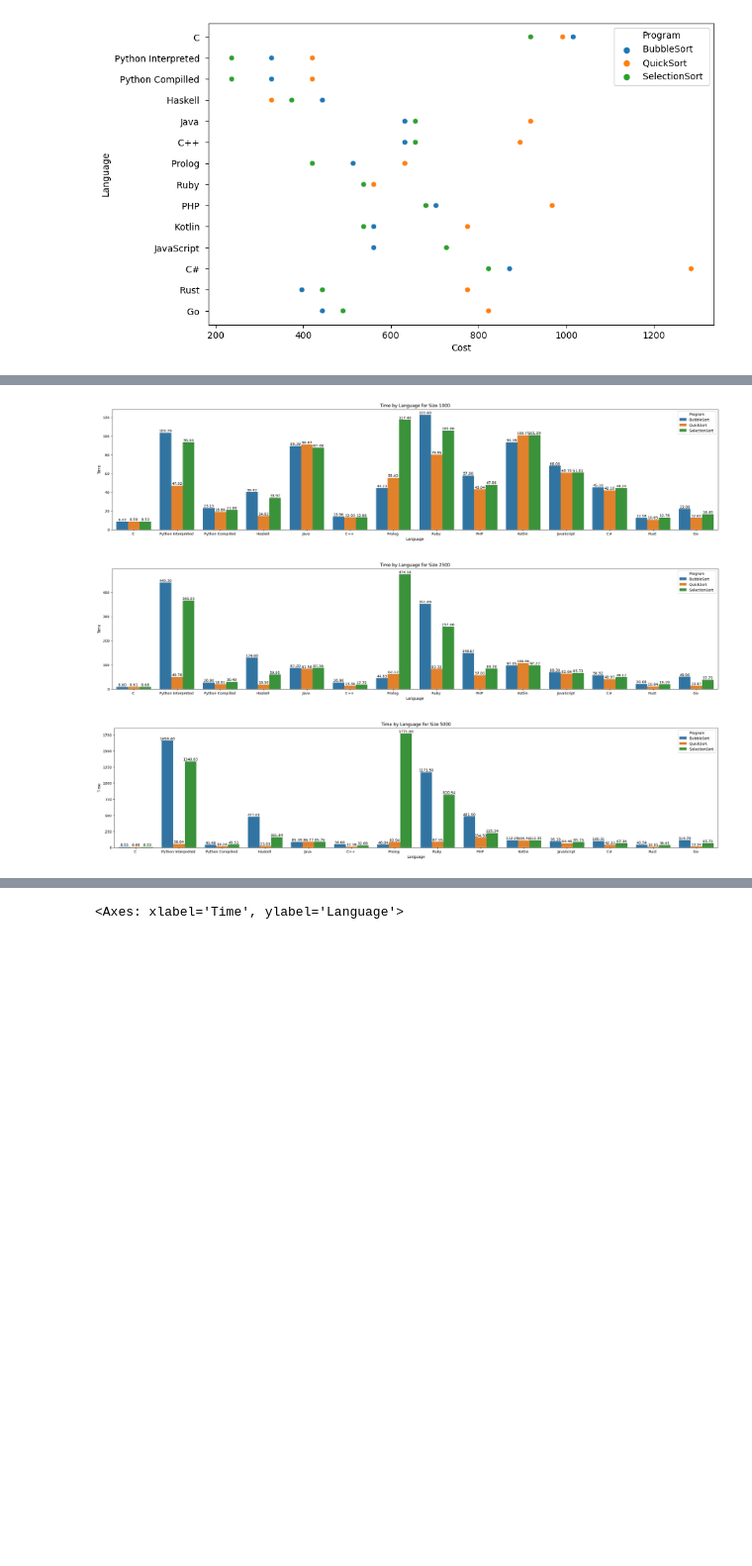
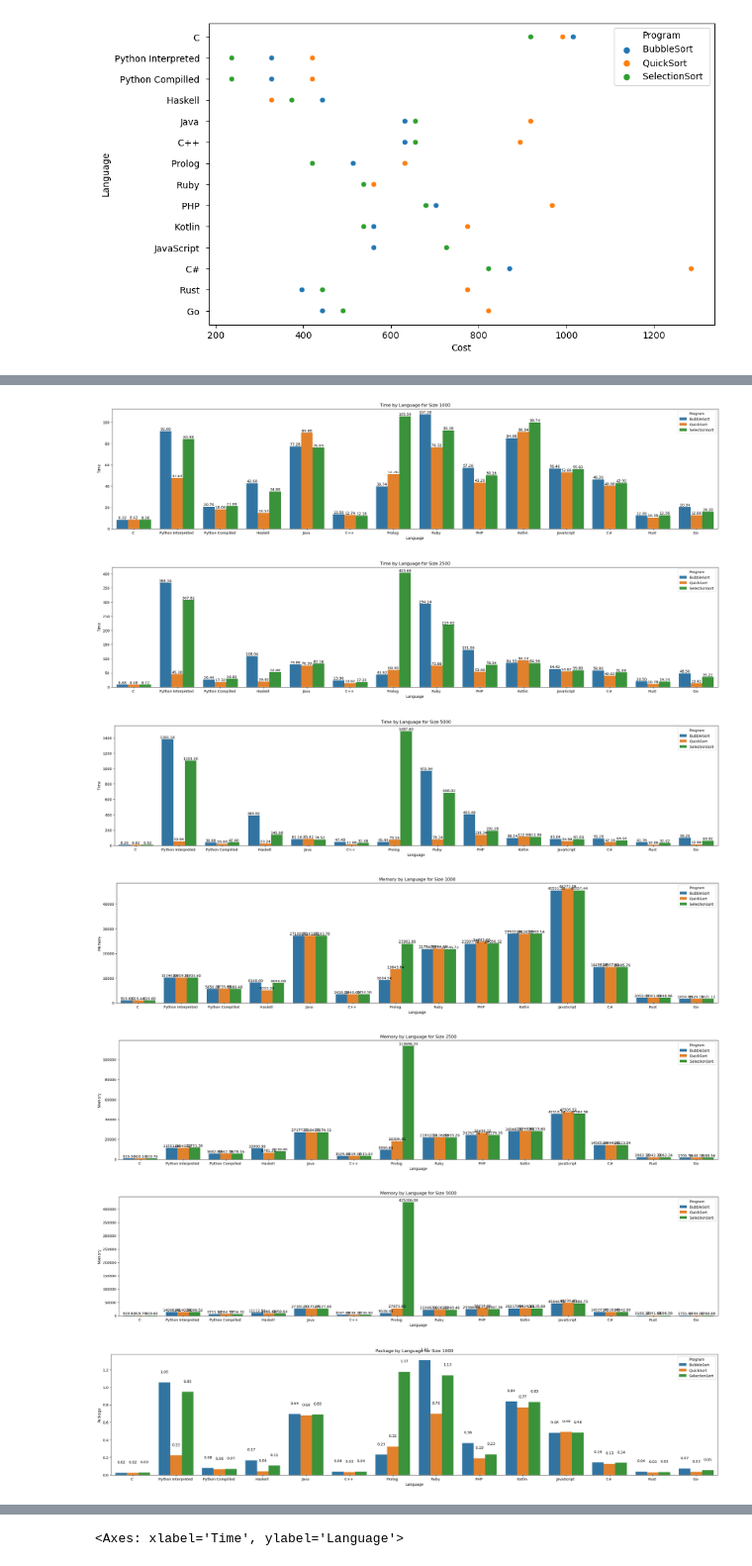
Before and after one commit to realRunlo/EnergyMeasurement, a Jupyter notebook: notebooks/statistics.ipynb, the cells around one changed output, grey strips where cells are left out. Shown at 99% size. Cells and saved outputs as stored; diff of their text form; code cells hidden in the pictures; blank space fills up the shorter version.

```diff
--- a/notebooks/statistics.ipynb
+++ b/notebooks/statistics.ipynb
@@ -45,6 +45,6 @@ max        0.504211      0.0   2744.000000     55.500000  425304.000000
 [figure]
 [figure]
 # %%
-df = df.drop(['GPU', 'Core'], axis=1)
+df = df.drop(['GPU', 'Core','DRAM'], axis=1)
 # %%
 #Guardar medias para csv
@@ -62,10 +62,7 @@ group_column = "PowerLimit"  # Specify the column to group by
 for col in columns:
     languages = df['Language'].unique()
     for language in languages:
-        if col == 'Memory':
-            plt.figure(figsize=(30, 20))
-        else:
-            plt.figure(figsize=(30, 6))
+        plt.figure(figsize=(10, 6))
 
         data_subset = df[(df['Language'] == language) & (df['Size'] == 5000)]
         data_subset['PowerLimit'] = data_subset['PowerLimit'].astype(str)
@@ -128,12 +127,13 @@ for col in ["Time", "Memory", "Package"]:
     else:
         plt.figure(figsize=(25, 10))  # Tamanho padrão
 
-    data_subset = df[df['Size'] == size]
-    hue_labels = ["No PowerLimit" if val == -1 else val for val in data_subset['PowerLimit']]
+    data_subset = df[(df['Size'] == size)&(df['Program'] == 'QuickSort ')]
+
+    hue_labels = [val for val in data_subset['PowerLimit']]
     ax = sea.barplot(data=data_subset, x='Language', y=col, hue=hue_labels, errorbar=None)
     plt.xlabel('Language')
     plt.ylabel(col)
-    plt.title(f'{col} by Language and PowerLimit (Size={size})')
+    plt.title(f'{col} by Language and PowerLimit (Size={size}) on QuickSort')
     plt.legend(title='PowerLimit')
 
     # Add the measured values on top of each bar
@@ -153,29 +153,31 @@ for col in ["Time", "Memory", "Package"]:
 # %%
 import matplotlib.pyplot as plt
 import seaborn as sea
 
-# Valor da coluna para comparação
-col = "Time"
+# Criar um gráfico de barras agrupadas na orientação vertical para cada valor único da coluna "Size"
+for col in ["Time", "Memory", "Package","Temperature"]:
+    for size in df['Size'].unique():
+        plt.figure(figsize=(30, 6))
+        subset = df[(df['Size'] == size) &(df['PowerLimit'] == 1000)]
+        ax = sea.barplot(data=subset, x='Language', y=col, hue='Program', errorbar=None)
+        plt.xlabel('Language')
+        plt.ylabel(col)
+        plt.title(f'{col} by Language for Size {size}')
+        plt.legend(title='Program')
+        #ax.set_xticklabels(df['Language'].unique(), rotation=90)  # Definir os rótulos do eixo x como as línguas
 
-# Criar um gráfico de barras agrupadas na orientação vertical para cada valor único da coluna "Size"
-for size in df['Size'].unique():
-    plt.figure(figsize=(30, 6))
-    subset = df[df['Size'] == size]
-    ax = sea.barplot(data=subset, x='Language', y=col, hue='Program', errorbar=None)
-    plt.xlabel('Language')
-    plt.ylabel(col)
-    plt.title(f'{col} by Language for Size {size}')
-    plt.legend(title='Program')
-    #ax.set_xticklabels(df['Language'].unique(), rotation=90)  # Definir os rótulos do eixo x como as línguas
+        # Adicionar os valores medidos na vertical em cima de cada barra
+        for p in ax.patches:
+            height = p.get_height()
+            ax.text(p.get_x() + p.get_width() / 2., height + 0.1, format(height, '.2f'),
+                    ha='center', va='bottom', rotation='horizontal')
 
-    # Adicionar os valores medidos na vertical em cima de cada barra
-    for p in ax.patches:
-        height = p.get_height()
-        ax.text(p.get_x() + p.get_width() / 2., height + 0.1, format(height, '.2f'),
-                ha='center', va='bottom', rotation='horizontal')
-
-    plt.show()
+        plt.show()
 # %% [output]
-[figure, old version]
+[figure, new version]
-[figure, old version]
+[figure, new version]
-[figure, old version]
+[figure, new version]
+[figure, added]
+[figure, added]
+[figure, added]
+[figure, added]
```
Also changed, not shown: parts of 9 cells of this notebook, 3 other files.
